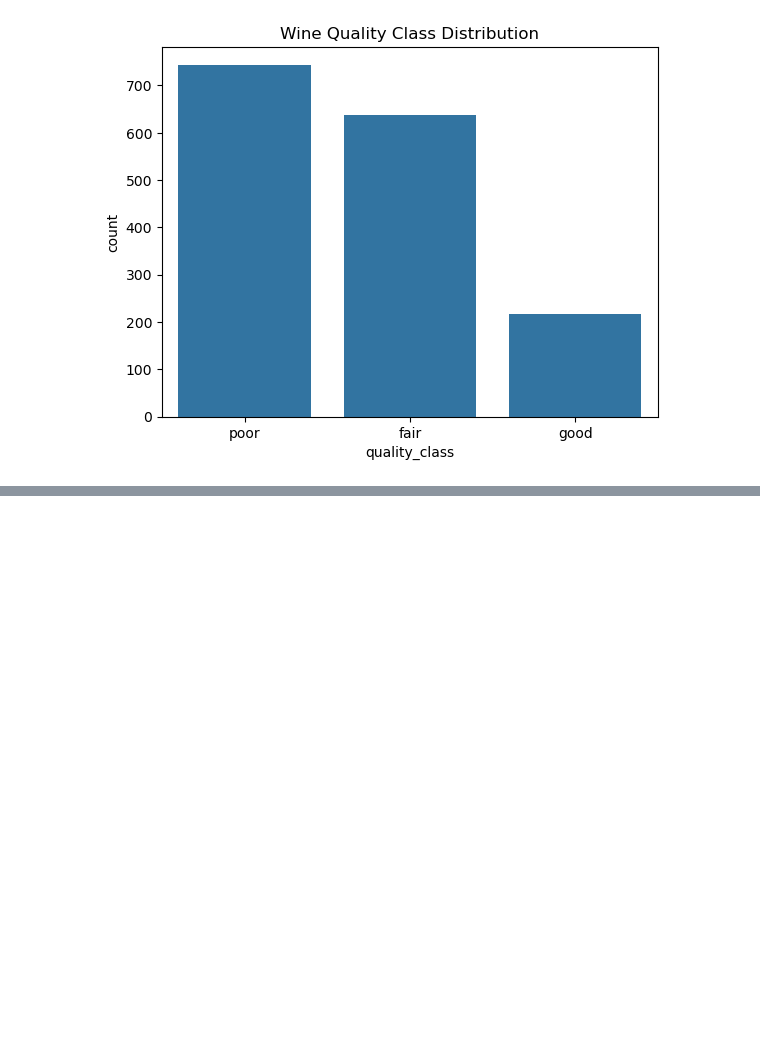
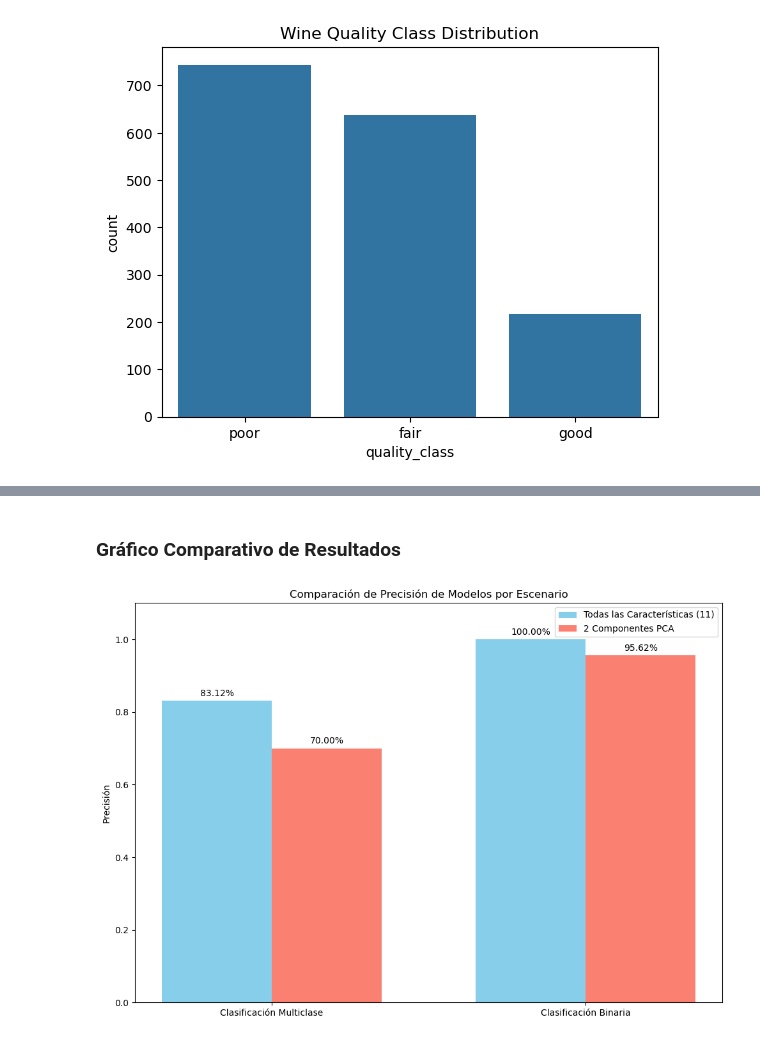
Before and after one commit to johnomnion/tallerPCA, a Jupyter notebook: PCA-example-challenge.ipynb, the cells around one changed output, grey strips where cells are left out. Saved outputs shown, nothing was run; the diff lists cells and outputs as text; code cells hidden in the pictures; blank space fills up the shorter version.

```diff
--- a/PCA-example-challenge.ipynb
+++ b/PCA-example-challenge.ipynb
@@ -305,0 +321,37 @@ Parameters: { "use_label_encoder" } are not used.
+# %% [markdown]
+### Gráfico Comparativo de Resultados
+# %%
+
+labels = ['Clasificación Multiclase', 'Clasificación Binaria']
+full_features_acc = [acc_full_mc, acc_full_bin]
+pca_features_acc = [acc_pca_mc, acc_pca_bin]
+x = np.arange(len(labels))
+width = 0.35  # Ancho de las barras
+fig, ax = plt.subplots(figsize=(10, 7))
+
+rects1 = ax.bar(x - width/2, full_features_acc, width, label='Todas las Características (11)', color='skyblue')
+rects2 = ax.bar(x + width/2, pca_features_acc, width, label='2 Componentes PCA', color='salmon')
+
+ax.set_ylabel('Precisión')
+ax.set_title('Comparación de Precisión de Modelos por Escenario')
+ax.set_xticks(x)
+ax.set_xticklabels(labels)
+ax.legend()
+ax.set_ylim(0, 1.1)
+
+def autolabel(rects):
+    for rect in rects:
+        height = rect.get_height()
+        ax.annotate(f'{height:.2%}',
+                    xy=(rect.get_x() + rect.get_width() / 2, height),
+                    xytext=(0, 3),
+                    textcoords="offset points",
+                    ha='center', va='bottom')
+
+autolabel(rects1)
+autolabel(rects2)
+
+fig.tight_layout()
+plt.show()
+# %% [output]
+[figure, added]
```
Also changed, not shown: parts of 15 cells of this notebook.
